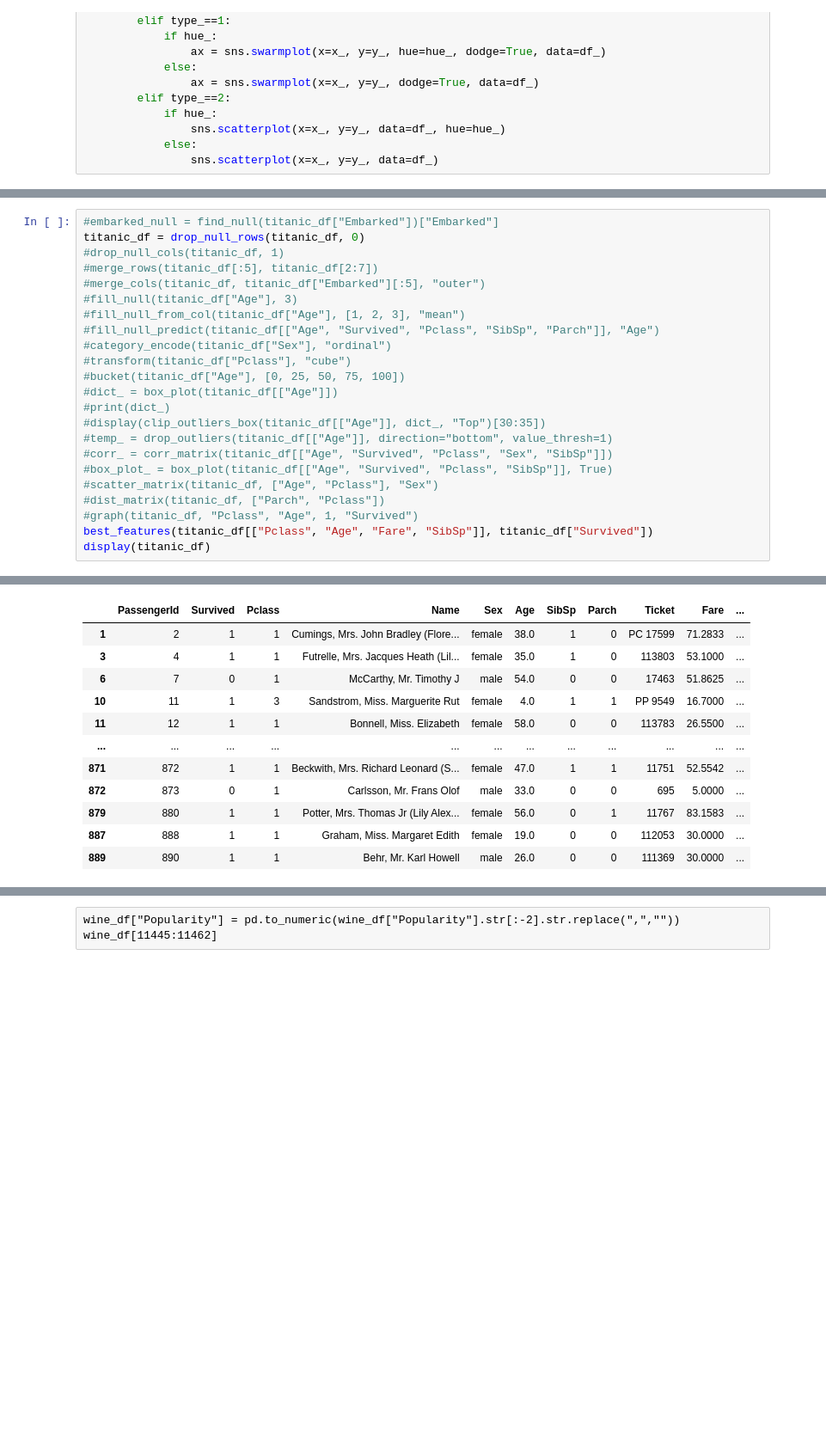
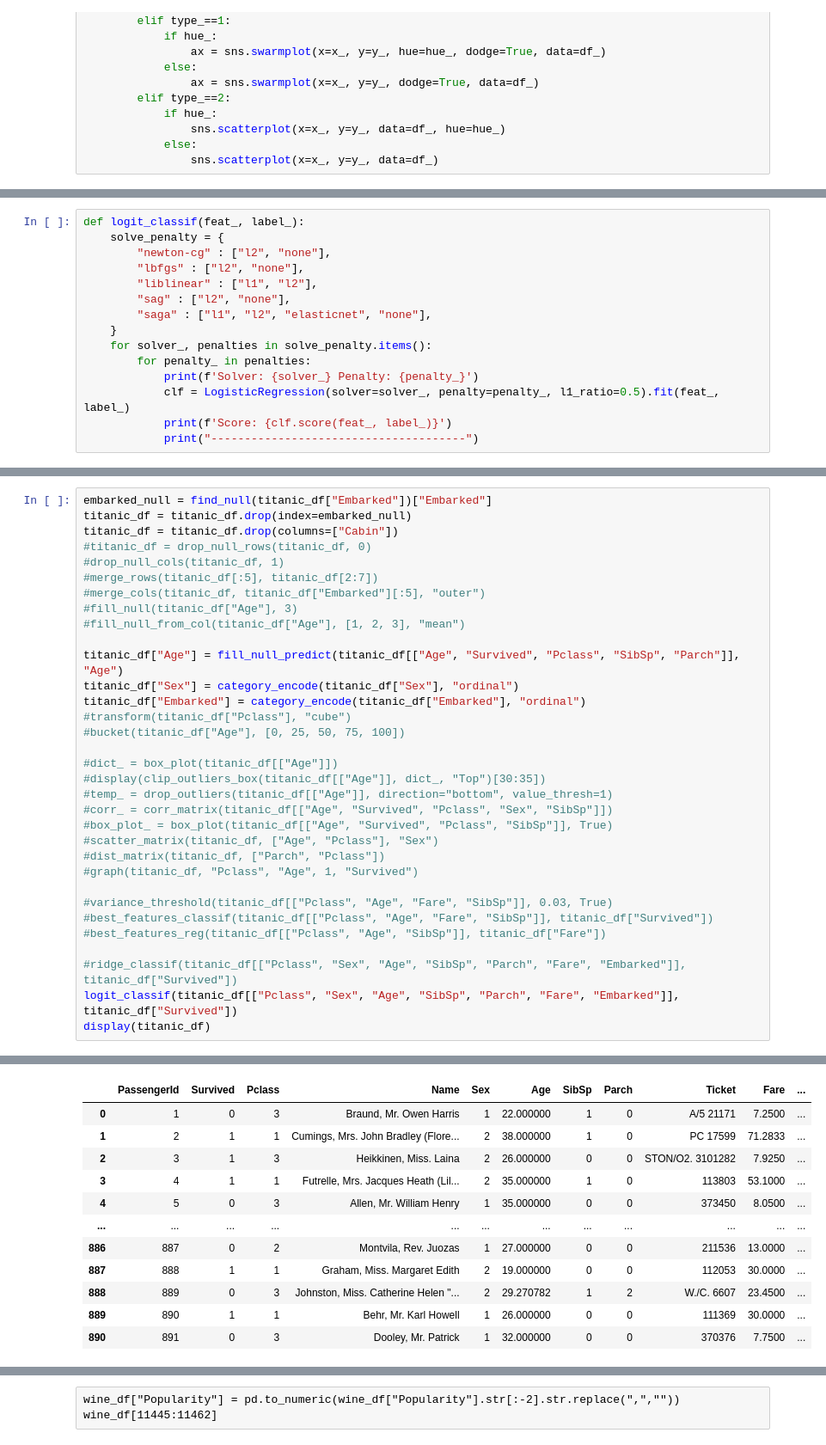
Before and after one commit to ParthivNaresh/ML_Library, a Jupyter notebook: ML_API.ipynb, the cells around one changed output, grey strips where cells are left out. Shown at 86% size. Drawn from its saved outputs; the diff is of its cells as text; blank space fills up the shorter version.

```diff
--- a/ML_API.ipynb
+++ b/ML_API.ipynb
@@ -608,3 +681,18 @@ def best_features(feat_, label_, type_="classification", top_=2):
+# %%
+def logit_classif(feat_, label_):
+    solve_penalty = {
+        "newton-cg" : ["l2", "none"],
+        "lbfgs" : ["l2", "none"],
+        "liblinear" : ["l1", "l2"],
+        "sag" : ["l2", "none"],
+        "saga" : ["l1", "l2", "elasticnet", "none"],
+    }
+    for solver_, penalties in solve_penalty.items():
+        for penalty_ in penalties:
+            print(f'Solver: {solver_} Penalty: {penalty_}')
+            clf = LogisticRegression(solver=solver_, penalty=penalty_, l1_ratio=0.5).fit(feat_, label_)
+            print(f'Score: {clf.score(feat_, label_)}')
+            print("--------------------------------------")
 # %%
 #wine_df = pd.read_csv('../WineData.csv')
 #wine_df = wine_df.drop("Link", 1)
@@ -632,17 +741,21 @@ titanic_df
 # %%
-#embarked_null = find_null(titanic_df["Embarked"])["Embarked"]
-titanic_df = drop_null_rows(titanic_df, 0)
+embarked_null = find_null(titanic_df["Embarked"])["Embarked"]
+titanic_df = titanic_df.drop(index=embarked_null)
+titanic_df = titanic_df.drop(columns=["Cabin"])
+#titanic_df = drop_null_rows(titanic_df, 0)
 #drop_null_cols(titanic_df, 1)
 #merge_rows(titanic_df[:5], titanic_df[2:7])
 #merge_cols(titanic_df, titanic_df["Embarked"][:5], "outer")
 #fill_null(titanic_df["Age"], 3)
 #fill_null_from_col(titanic_df["Age"], [1, 2, 3], "mean")
-#fill_null_predict(titanic_df[["Age", "Survived", "Pclass", "SibSp", "Parch"]], "Age")
-#category_encode(titanic_df["Sex"], "ordinal")
+
+titanic_df["Age"] = fill_null_predict(titanic_df[["Age", "Survived", "Pclass", "SibSp", "Parch"]], "Age")
+titanic_df["Sex"] = category_encode(titanic_df["Sex"], "ordinal")
+titanic_df["Embarked"] = category_encode(titanic_df["Embarked"], "ordinal")
 #transform(titanic_df["Pclass"], "cube")
 #bucket(titanic_df["Age"], [0, 25, 50, 75, 100])
+
 #dict_ = box_plot(titanic_df[["Age"]])
-#print(dict_)
 #display(clip_outliers_box(titanic_df[["Age"]], dict_, "Top")[30:35])
 #temp_ = drop_outliers(titanic_df[["Age"]], direction="bottom", value_thresh=1)
 #corr_ = corr_matrix(titanic_df[["Age", "Survived", "Pclass", "Sex", "SibSp"]])
@@ -650,6 +763,12 @@ titanic_df = drop_null_rows(titanic_df, 0)
 #scatter_matrix(titanic_df, ["Age", "Pclass"], "Sex")
 #dist_matrix(titanic_df, ["Parch", "Pclass"])
 #graph(titanic_df, "Pclass", "Age", 1, "Survived")
-best_features(titanic_df[["Pclass", "Age", "Fare", "SibSp"]], titanic_df["Survived"])
+
+#variance_threshold(titanic_df[["Pclass", "Age", "Fare", "SibSp"]], 0.03, True)
+#best_features_classif(titanic_df[["Pclass", "Age", "Fare", "SibSp"]], titanic_df["Survived"])
+#best_features_reg(titanic_df[["Pclass", "Age", "SibSp"]], titanic_df["Fare"])
+
+#ridge_classif(titanic_df[["Pclass", "Sex", "Age", "SibSp", "Parch", "Fare", "Embarked"]], titanic_df["Survived"])
+logit_classif(titanic_df[["Pclass", "Sex", "Age", "SibSp", "Parch", "Fare", "Embarked"]], titanic_df["Survived"])
 display(titanic_df)
 # %% [output]
@@ -673,12 +814,12 @@ display(titanic_df)
 |  | PassengerId | Survived | Pclass | Name | Sex | Age | SibSp | Parch | Ticket | Fare | ... |
-| 1 | 2 | 1 | 1 | Cumings, Mrs. John Bradley (Flore... | female | 38.0 | 1 | 0 | PC 17599 | 71.2833 | ... |
-| 3 | 4 | 1 | 1 | Futrelle, Mrs. Jacques Heath (Lil... | female | 35.0 | 1 | 0 | 113803 | 53.1000 | ... |
-| 6 | 7 | 0 | 1 | McCarthy, Mr. Timothy J | male | 54.0 | 0 | 0 | 17463 | 51.8625 | ... |
-| 10 | 11 | 1 | 3 | Sandstrom, Miss. Marguerite Rut | female | 4.0 | 1 | 1 | PP 9549 | 16.7000 | ... |
-| 11 | 12 | 1 | 1 | Bonnell, Miss. Elizabeth | female | 58.0 | 0 | 0 | 113783 | 26.5500 | ... |
+| 0 | 1 | 0 | 3 | Braund, Mr. Owen Harris | 1 | 22.000000 | 1 | 0 | A/5 21171 | 7.2500 | ... |
+| 1 | 2 | 1 | 1 | Cumings, Mrs. John Bradley (Flore... | 2 | 38.000000 | 1 | 0 | PC 17599 | 71.2833 | ... |
+| 2 | 3 | 1 | 3 | Heikkinen, Miss. Laina | 2 | 26.000000 | 0 | 0 | STON/O2. 3101282 | 7.9250 | ... |
+| 3 | 4 | 1 | 1 | Futrelle, Mrs. Jacques Heath (Lil... | 2 | 35.000000 | 1 | 0 | 113803 | 53.1000 | ... |
+| 4 | 5 | 0 | 3 | Allen, Mr. William Henry | 1 | 35.000000 | 0 | 0 | 373450 | 8.0500 | ... |
 | ... | ... | ... | ... | ... | ... | ... | ... | ... | ... | ... | ... |
-| 871 | 872 | 1 | 1 | Beckwith, Mrs. Richard Leonard (S... | female | 47.0 | 1 | 1 | 11751 | 52.5542 | ... |
-| 872 | 873 | 0 | 1 | Carlsson, Mr. Frans Olof | male | 33.0 | 0 | 0 | 695 | 5.0000 | ... |
-| 879 | 880 | 1 | 1 | Potter, Mrs. Thomas Jr (Lily Alex... | female | 56.0 | 0 | 1 | 11767 | 83.1583 | ... |
-| 887 | 888 | 1 | 1 | Graham, Miss. Margaret Edith | female | 19.0 | 0 | 0 | 112053 | 30.0000 | ... |
-| 889 | 890 | 1 | 1 | Behr, Mr. Karl Howell | male | 26.0 | 0 | 0 | 111369 | 30.0000 | ... |
+| 886 | 887 | 0 | 2 | Montvila, Rev. Juozas | 1 | 27.000000 | 0 | 0 | 211536 | 13.0000 | ... |
+| 887 | 888 | 1 | 1 | Graham, Miss. Margaret Edith | 2 | 19.000000 | 0 | 0 | 112053 | 30.0000 | ... |
+| 888 | 889 | 0 | 3 | Johnston, Miss. Catherine Helen "... | 2 | 29.270782 | 1 | 2 | W./C. 6607 | 23.4500 | ... |
+| 889 | 890 | 1 | 1 | Behr, Mr. Karl Howell | 1 | 26.000000 | 0 | 0 | 111369 | 30.0000 | ... |
+| 890 | 891 | 0 | 3 | Dooley, Mr. Patrick | 1 | 32.000000 | 0 | 0 | 370376 | 7.7500 | ... |
```
Also changed, not shown: parts of 9 cells of this notebook.
